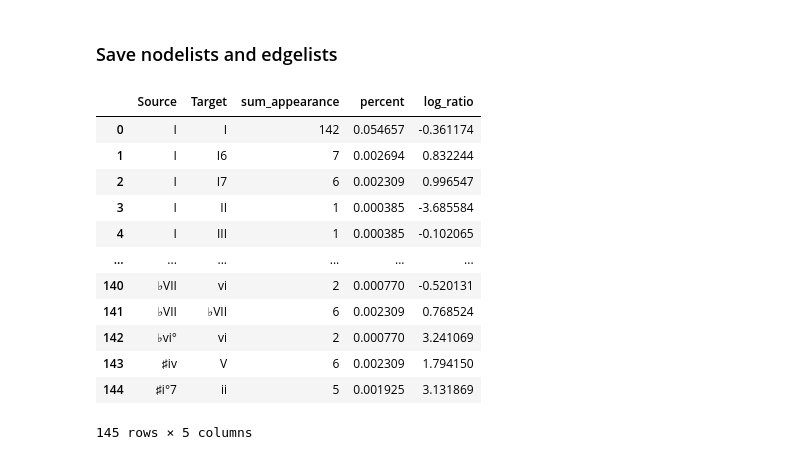
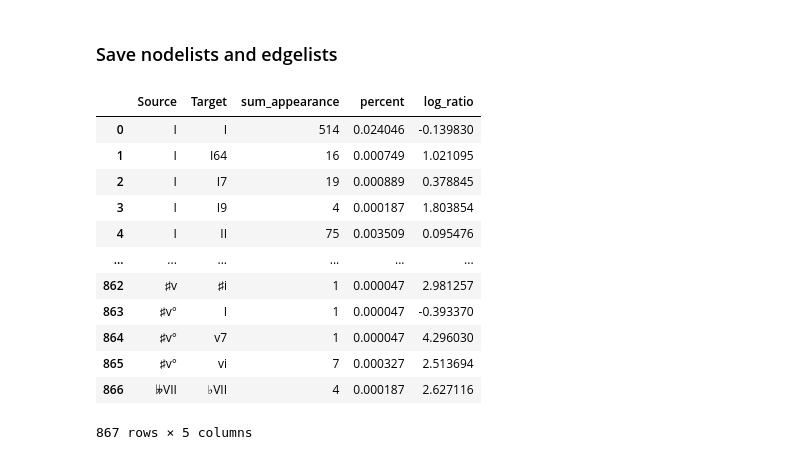
Before and after one commit to amelie106/datascience, a Jupyter notebook: chord_progression/chordparser_genres.ipynb, the cells around one changed output. Saved outputs shown, nothing was run; the diff lists cells and outputs as text; code cells hidden in the pictures.

```diff
--- a/chord_progression/chordparser_genres.ipynb
+++ b/chord_progression/chordparser_genres.ipynb
@@ -196,21 +233,21 @@ for genre, df in dataframes.items():
     df.to_csv('edge_lists/edges_' + genre.lower() + '.csv', index=False)
     nodelists[genre].to_csv('node_lists/nodes_' + genre.lower() + '.csv', index=False)
 # %%
-dataframes['Country']
+dataframes['Rock']
 # %% [output]
 |  | Source | Target | sum_appearance | percent | log_ratio |
-| 0 | I | I | 142 | 0.054657 | -0.361174 |
-| 1 | I | I6 | 7 | 0.002694 | 0.832244 |
-| 2 | I | I7 | 6 | 0.002309 | 0.996547 |
-| 3 | I | II | 1 | 0.000385 | -3.685584 |
-| 4 | I | III | 1 | 0.000385 | -0.102065 |
+| 0 | I | I | 514 | 0.024046 | -0.139830 |
+| 1 | I | I64 | 16 | 0.000749 | 1.021095 |
+| 2 | I | I7 | 19 | 0.000889 | 0.378845 |
+| 3 | I | I9 | 4 | 0.000187 | 1.803854 |
+| 4 | I | II | 75 | 0.003509 | 0.095476 |
 | ... | ... | ... | ... | ... | ... |
-| 140 | ♭VII | vi | 2 | 0.000770 | -0.520131 |
-| 141 | ♭VII | ♭VII | 6 | 0.002309 | 0.768524 |
-| 142 | ♭vi° | vi | 2 | 0.000770 | 3.241069 |
-| 143 | ♯iv | V | 6 | 0.002309 | 1.794150 |
-| 144 | ♯i°7 | ii | 5 | 0.001925 | 3.131869 |
+| 862 | ♯v | ♯i | 1 | 0.000047 | 2.981257 |
+| 863 | ♯v° | I | 1 | 0.000047 | -0.393370 |
+| 864 | ♯v° | v7 | 1 | 0.000047 | 4.296030 |
+| 865 | ♯v° | vi | 7 | 0.000327 | 2.513694 |
+| 866 | 𝄫VII | ♭VII | 4 | 0.000187 | 2.627116 |
-145 rows × 5 columns
+867 rows × 5 columns
 # %%
 nodelists['Country']
 # %% [output]
```
Also changed, not shown: parts of 16 cells of this notebook, 2 other files.
